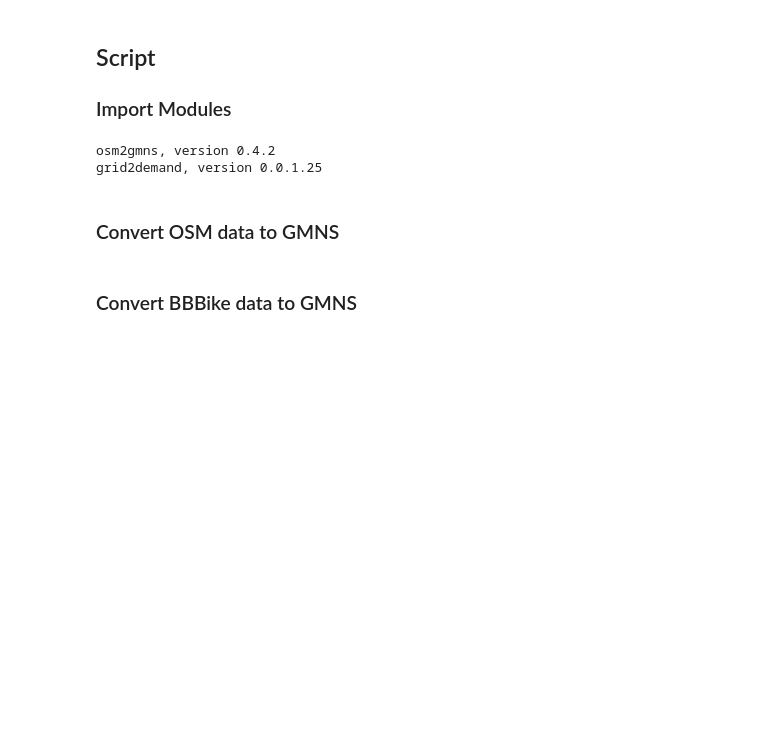
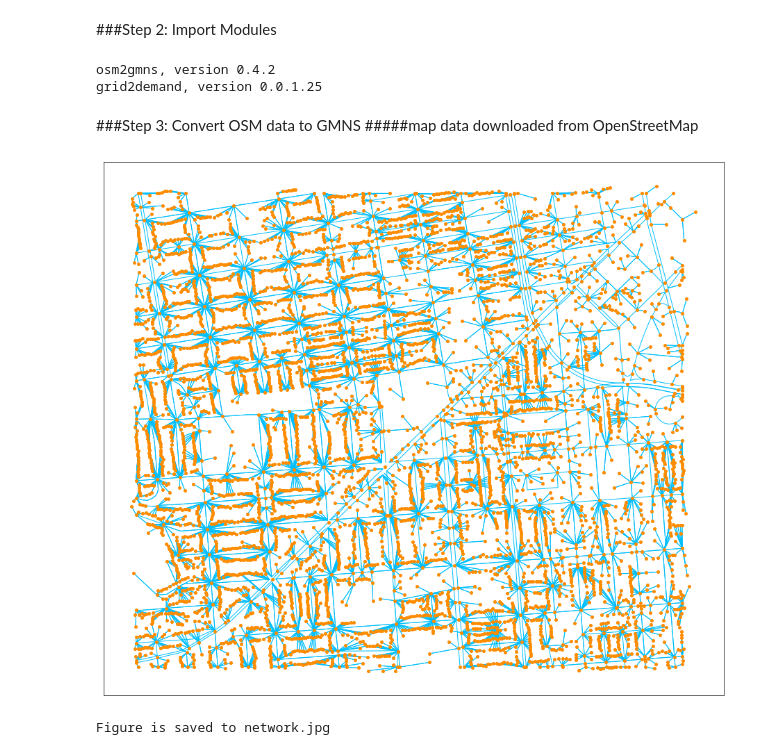
Before and after one commit to FangTang999/osm_test_data_set, a Jupyter notebook: osm2gmns_Alicia.ipynb, the cells around one changed output. Drawn from its saved outputs; the diff is of its cells as text; code cells hidden in the pictures; blank space fills up the shorter version.

```diff
--- a/osm2gmns_Alicia.ipynb
+++ b/osm2gmns_Alicia.ipynb
@@ -39,6 +40,6 @@ Unpacking objects: 100% (74/74), done.
 # %% [markdown]
-## Script
-### Import Modules
+
+###Step 2: Import Modules
 # %%
 import numpy as np
 from matplotlib import pyplot as plt
@@ -54,11 +53,17 @@ import os
 osm2gmns, version 0.4.2
 grid2demand, version 0.0.1.25
 # %% [markdown]
-### Convert OSM data to GMNS
+###Step 3: Convert OSM data to GMNS
+#####map data downloaded from OpenStreetMap
 # %%
-net = og.getNetFromOSMFile('./osm_test_data_set/Market_Street/OSM/map', POIs=True)
+net = og.getNetFromOSMFile('./osm_test_data_set/Market_Street/OSM/market_street', POIs=True)
 og.connectPOIWithNet(net)
 og.generateNodeActivityInfo(net)
+og.consolidateComplexIntersections(net)
 og.outputNetToCSV(net, output_folder='./osm_test_data_set/Market_Street/OSM')
+og.outputNetToCSV(net)
+og.show(net)
+og.saveFig(net)
+# %% [output]
+[figure, added]
+Figure is saved to network.jpg
-# %% [markdown]
-### Convert BBBike data to GMNS
```
Also changed, not shown: parts of 18 cells of this notebook.
